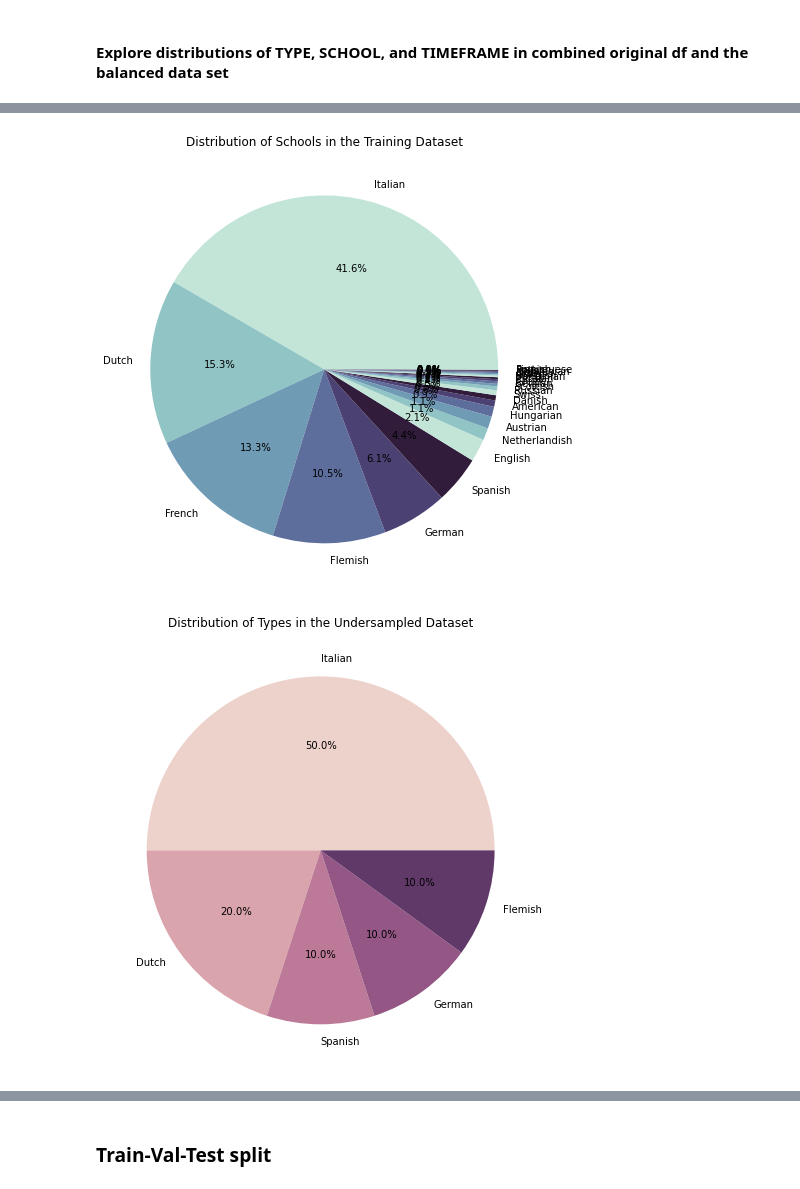
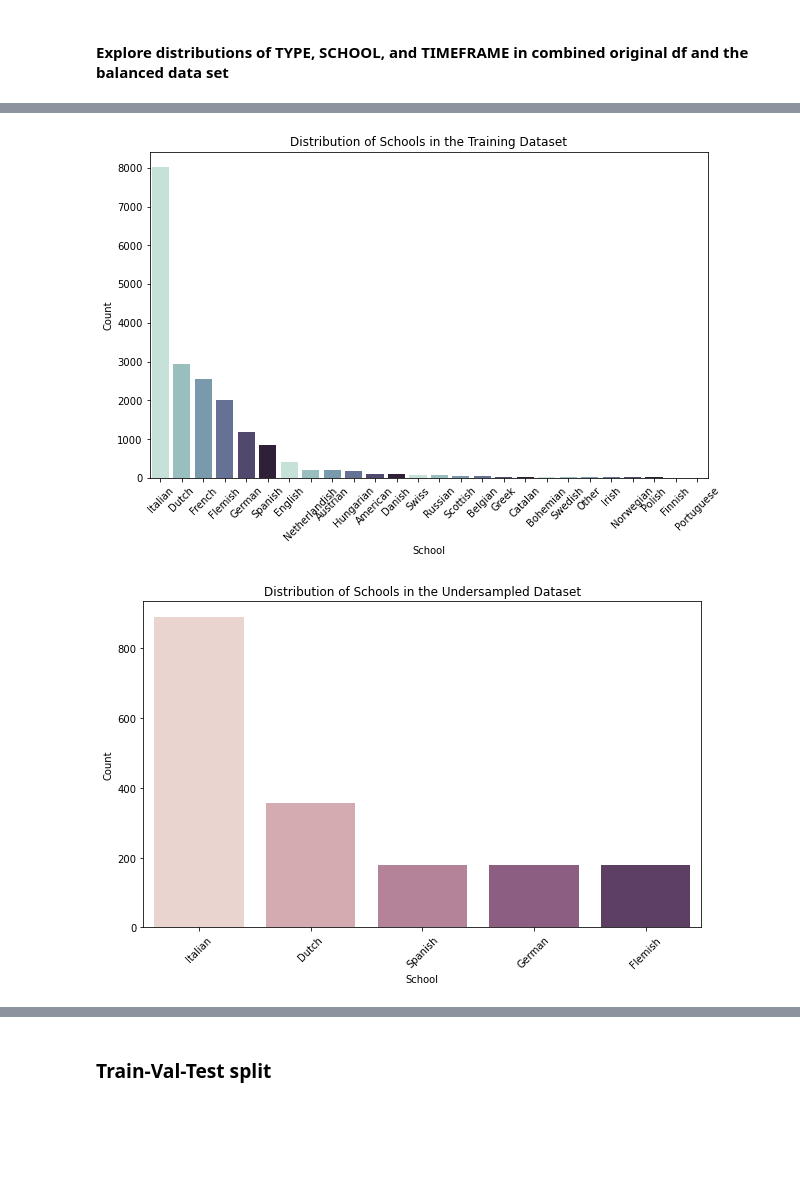
Before and after one commit to reascr/Multimodal_Painter_Attribution, a Jupyter notebook: data_preprocessing/Data_Pipeline.ipynb, the cells around one changed output, grey strips where cells are left out. Cells and saved outputs as stored; diff of their text form; code cells hidden in the pictures; blank space fills up the shorter version.

```diff
--- a/data_preprocessing/Data_Pipeline.ipynb
+++ b/data_preprocessing/Data_Pipeline.ipynb
@@ -213,25 +219,31 @@ plt.show()
 # %%
 # check the distribution of SCHOOL
 # in original data
 school_counts = train_df_all_columns['SCHOOL'].value_counts()
 
-# plot as a pie chart
-plt.figure(figsize=(8, 8))
-plt.pie(school_counts, labels=school_counts.index, autopct='%1.1f%%', colors=sns.color_palette(palette_org, len(school_counts)))
+# plot as a bar plot
+plt.figure(figsize=(10, 6))
+sns.barplot(x=school_counts.index, y=school_counts, palette=palette_org)
+plt.xlabel('School')
+plt.ylabel('Count')
+plt.xticks(rotation=45)
 plt.title('Distribution of Schools in the Training Dataset')
 plt.show()
 
 # in undersampled data set
 school_counts = undersampled_df['SCHOOL'].value_counts()
 
-# plot as a pie chart
-plt.figure(figsize=(8, 8))
-plt.pie(school_counts, labels=school_counts.index, autopct='%1.1f%%', colors=sns.color_palette(palette_bal, len(school_counts)))
-plt.title('Distribution of Types in the Undersampled Dataset')
+# plot as a bar plot
+plt.figure(figsize=(10, 6))
+sns.barplot(x=school_counts.index, y=school_counts, palette=palette_bal)
+plt.xlabel('School')
+plt.ylabel('Count')
+plt.xticks(rotation=45)
+plt.title('Distribution of Schools in the Undersampled Dataset')
 plt.show()
 # %% [output]
-[figure, old version]
+[figure, new version]
-[figure, old version]
+[figure, new version]
 # %%
 
 # check the distribution of TIMEFRAME
```
Also changed, not shown: parts of 2 cells of this notebook.
